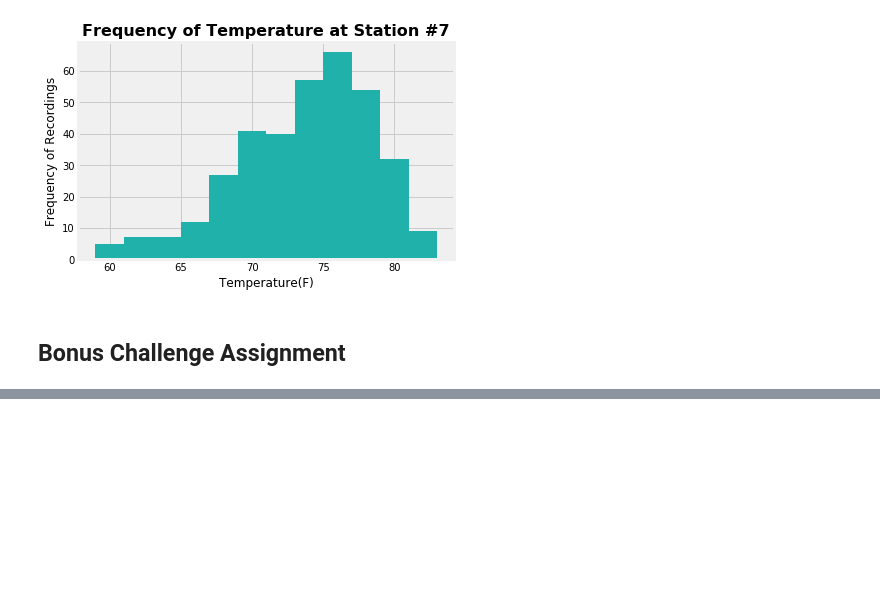
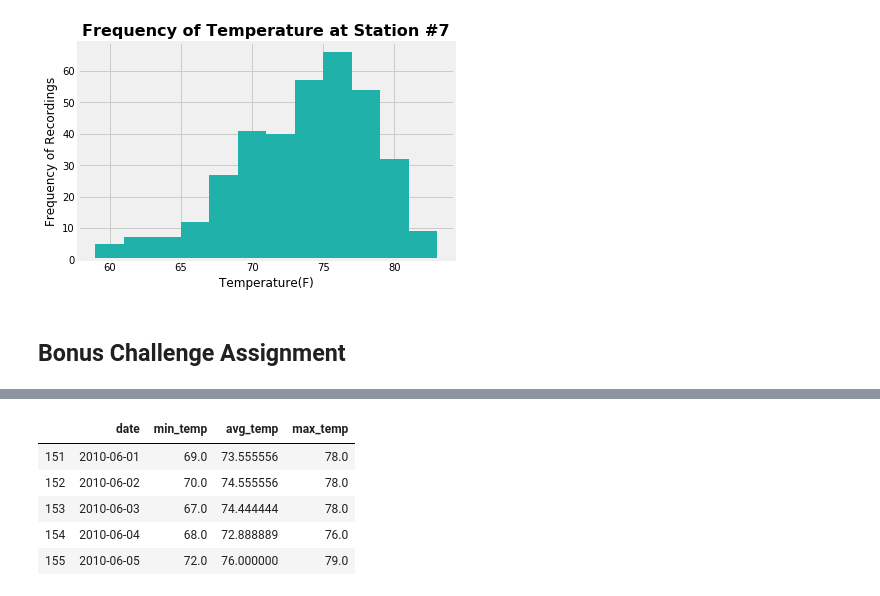
Before and after one commit to UncelSoogar/SMU_Homework, a Jupyter notebook: Submissions/10_sqlAlchemy/climate_analysis.ipynb, the cells around one changed output, grey strips where cells are left out. Drawn from its saved outputs; the diff is of its cells as text; code cells hidden in the pictures; blank space fills up the shorter version.

```diff
--- a/Submissions/10_sqlAlchemy/climate_analysis.ipynb
+++ b/Submissions/10_sqlAlchemy/climate_analysis.ipynb
@@ -273,0 +270,22 @@ NameError: name 'session' is not defined
+# %%
+#Find all rows that are in June using mask and .loc
+
+JunMask = (
+        ((df.date >= '2010-06-01') & (df.date<= f'2010-06-30')) |
+        ((df.date >= '2011-06-01') & (df.date<= f'2011-06-30')) |
+        ((df.date >= '2012-06-01') & (df.date<= f'2012-06-30')) |
+        ((df.date >= '2013-06-01') & (df.date<= f'2013-06-30')) |
+        ((df.date >= '2014-06-01') & (df.date<= f'2014-06-30')) |
+        ((df.date >= '2015-06-01') & (df.date<= f'2015-06-30')) |
+        ((df.date >= '2016-06-01') & (df.date<= f'2016-06-30')) |
+        ((df.date >= '2017-06-01') & (df.date<= f'2017-06-30'))
+            )
+JunAggs =df.loc[JunMask]
+JunAggs.head()
+# %% [output]
+|  | date | min_temp | avg_temp | max_temp |
+| 151 | 2010-06-01 | 69.0 | 73.555556 | 78.0 |
+| 152 | 2010-06-02 | 70.0 | 74.555556 | 78.0 |
+| 153 | 2010-06-03 | 67.0 | 74.444444 | 78.0 |
+| 154 | 2010-06-04 | 68.0 | 72.888889 | 76.0 |
+| 155 | 2010-06-05 | 72.0 | 76.000000 | 79.0 |
```
Also changed, not shown: parts of 21 cells of this notebook, 1 other file.
